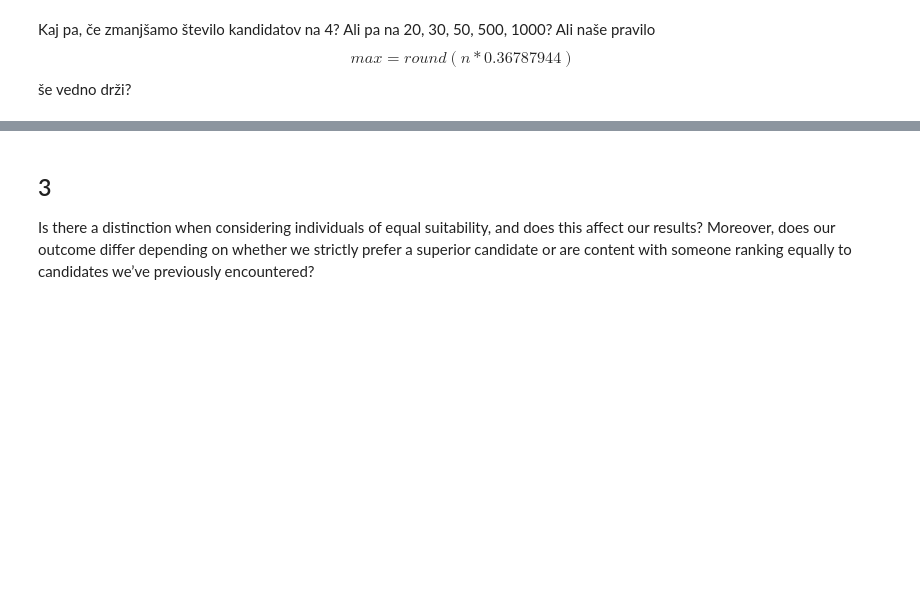
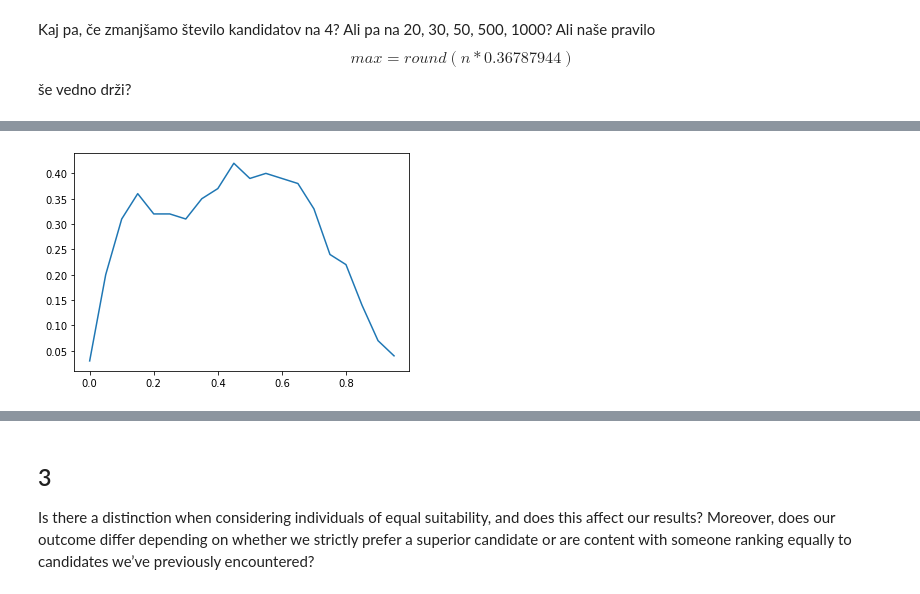
Before and after one commit to SimonGrad3/Generalizations-of-the-Secretary-problem, a Jupyter notebook: Analiza.ipynb, the cells around one changed output, grey strips where cells are left out. Drawn from its saved outputs; the diff is of its cells as text; code cells hidden in the pictures; blank space fills up the shorter version.

```diff
--- a/Analiza.ipynb
+++ b/Analiza.ipynb
@@ -85,0 +122,4 @@ Kaj pa, če zmanjšamo število kandidatov na 4? Ali pa na 20, 30, 50, 500, 1000
+# %%
+narisi_graf(20)
+# %% [output]
+[figure, added]
```
Also changed, not shown: parts of 12 cells of this notebook, 1 other file.
